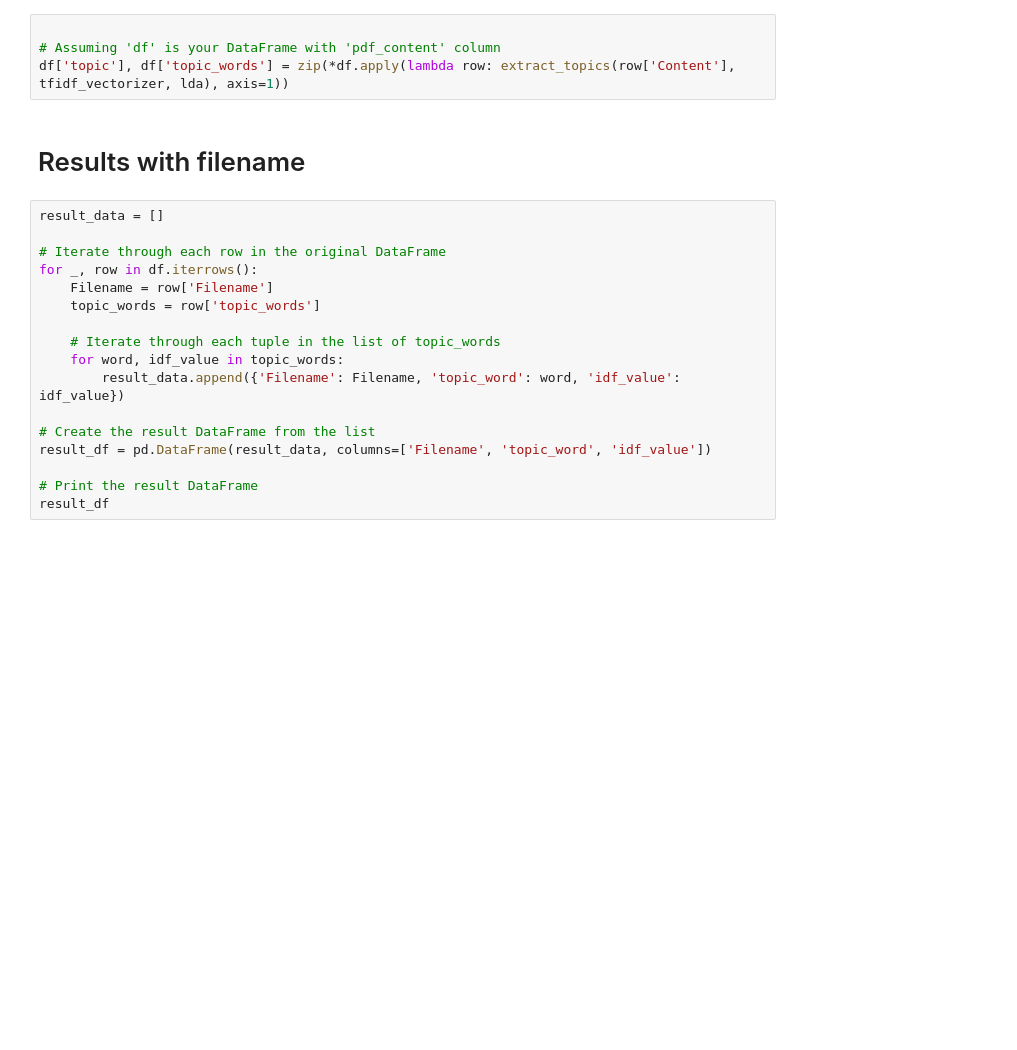
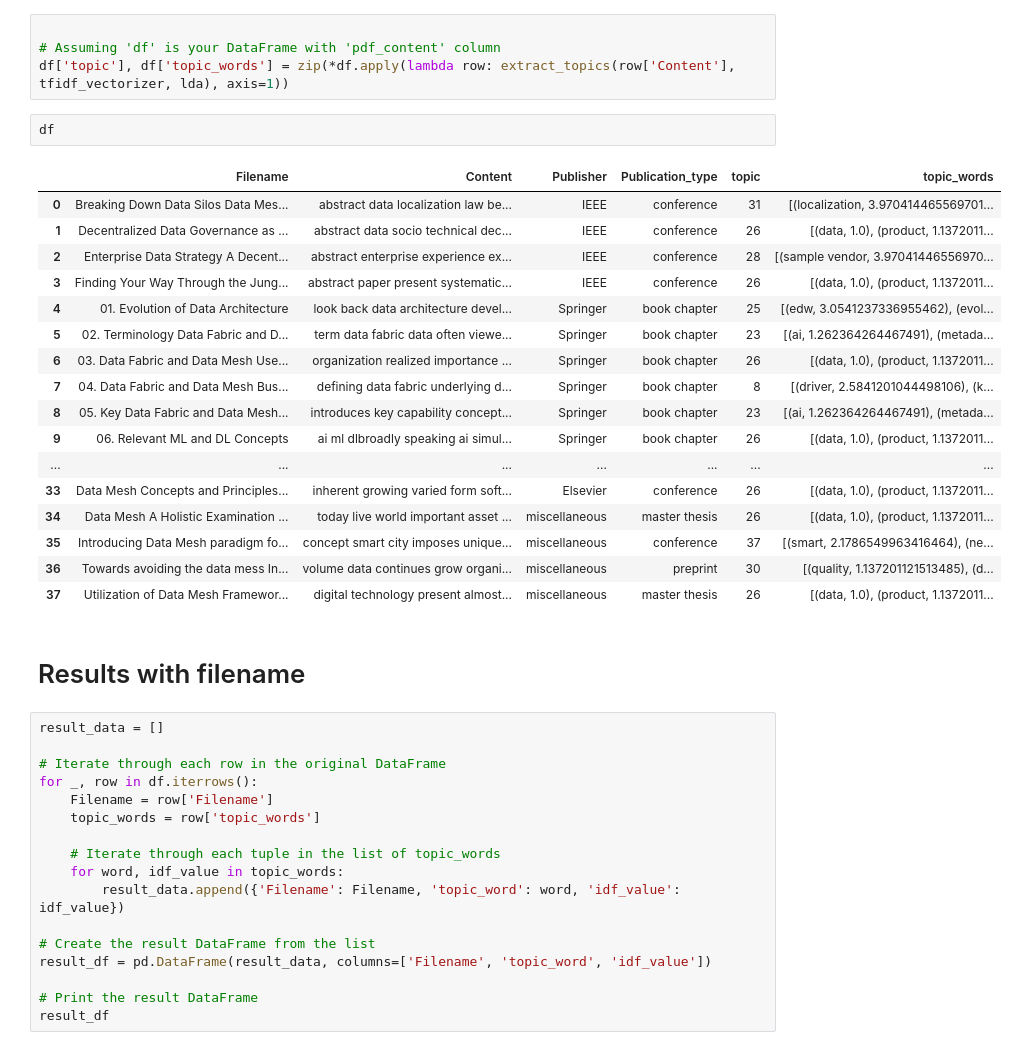
Before and after one commit to clumsyspeedboat/data_mesh_topics_and_sentiment, a Jupyter notebook: 03_Topic_modeling_lda.ipynb, the cells around one changed output. Saved outputs shown, nothing was run; the diff lists cells and outputs as text; blank space fills up the shorter version.

Commit message:
updated indivisual topic modeling code

```diff
--- a/03_Topic_modeling_lda.ipynb
+++ b/03_Topic_modeling_lda.ipynb
@@ -61,6 +85,26 @@ lda.fit(tfidf_data)
 
 # Assuming 'df' is your DataFrame with 'pdf_content' column
 df['topic'], df['topic_words'] = zip(*df.apply(lambda row: extract_topics(row['Content'], tfidf_vectorizer, lda), axis=1))
+# %%
+df
+# %% [output]
+|  | Filename | Content | Publisher | Publication_type | topic | topic_words |
+| 0 | Breaking Down Data Silos Data Mes... | abstract data localization law be... | IEEE | conference | 31 | [(localization, 3.970414465569701... |
+| 1 | Decentralized Data Governance as ... | abstract data socio technical dec... | IEEE | conference | 26 | [(data, 1.0), (product, 1.1372011... |
+| 2 | Enterprise Data Strategy A Decent... | abstract enterprise experience ex... | IEEE | conference | 28 | [(sample vendor, 3.97041446556970... |
+| 3 | Finding Your Way Through the Jung... | abstract paper present systematic... | IEEE | conference | 26 | [(data, 1.0), (product, 1.1372011... |
+| 4 | 01. Evolution of Data Architecture | look back data architecture devel... | Springer | book chapter | 25 | [(edw, 3.0541237336955462), (evol... |
+| 5 | 02. Terminology Data Fabric and D... | term data fabric data often viewe... | Springer | book chapter | 23 | [(ai, 1.262364264467491), (metada... |
+| 6 | 03. Data Fabric and Data Mesh Use... | organization realized importance ... | Springer | book chapter | 26 | [(data, 1.0), (product, 1.1372011... |
+| 7 | 04. Data Fabric and Data Mesh Bus... | defining data fabric underlying d... | Springer | book chapter | 8 | [(driver, 2.5841201044498106), (k... |
+| 8 | 05. Key Data Fabric and Data Mesh... | introduces key capability concept... | Springer | book chapter | 23 | [(ai, 1.262364264467491), (metada... |
+| 9 | 06. Relevant ML and DL Concepts | ai ml dlbroadly speaking ai simul... | Springer | book chapter | 26 | [(data, 1.0), (product, 1.1372011... |
+| ... | ... | ... | ... | ... | ... | ... |
+| 33 | Data Mesh Concepts and Principles... | inherent growing varied form soft... | Elsevier | conference | 26 | [(data, 1.0), (product, 1.1372011... |
+| 34 | Data Mesh A Holistic Examination ... | today live world important asset ... | miscellaneous | master thesis | 26 | [(data, 1.0), (product, 1.1372011... |
+| 35 | Introducing Data Mesh paradigm fo... | concept smart city imposes unique... | miscellaneous | conference | 37 | [(smart, 2.1786549963416464), (ne... |
+| 36 | Towards avoiding the data mess In... | volume data continues grow organi... | miscellaneous | preprint | 30 | [(quality, 1.137201121513485), (d... |
+| 37 | Utilization of Data Mesh Framewor... | digital technology present almost... | miscellaneous | master thesis | 26 | [(data, 1.0), (product, 1.1372011... |
 # %% [markdown]
 # Results with filename
 # %%
```
Also changed, not shown: parts of 5 cells of this notebook.
